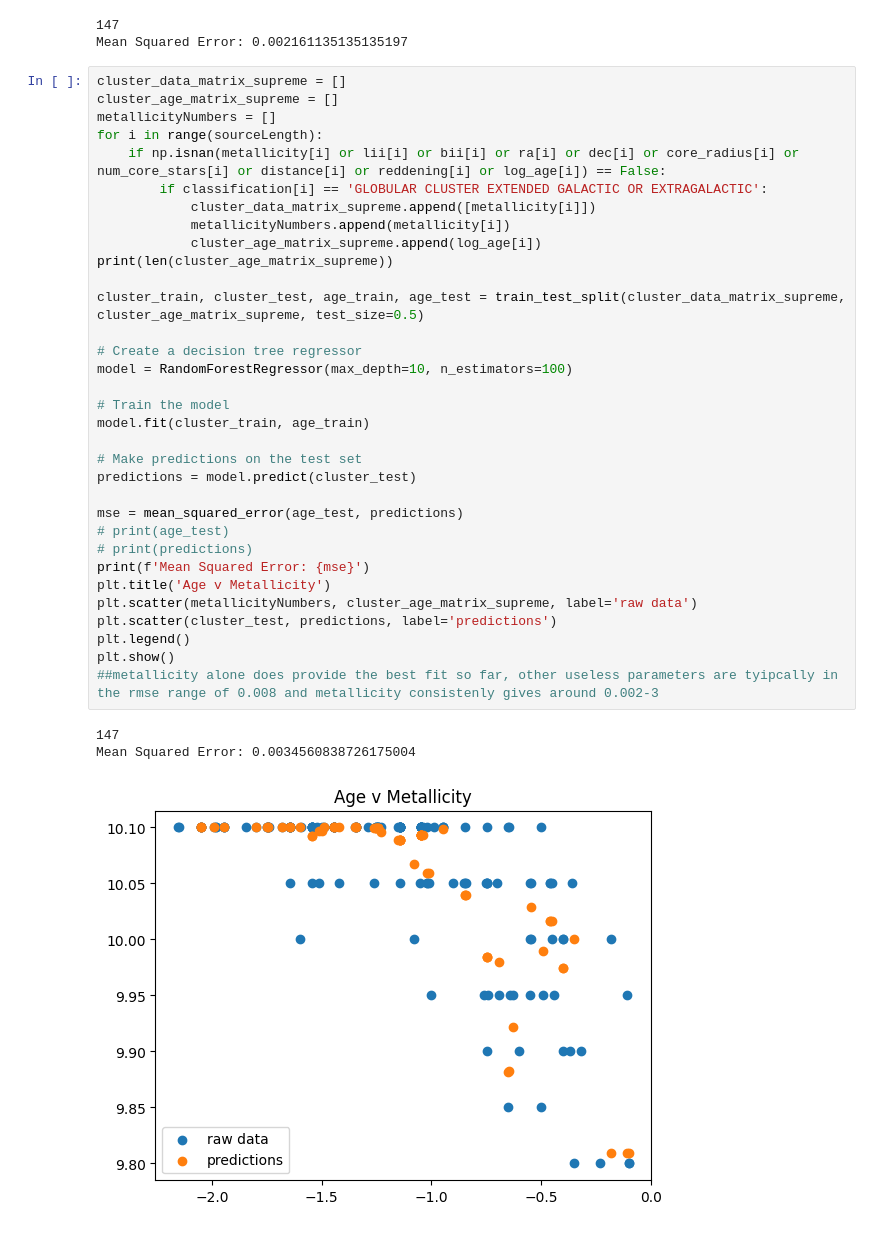
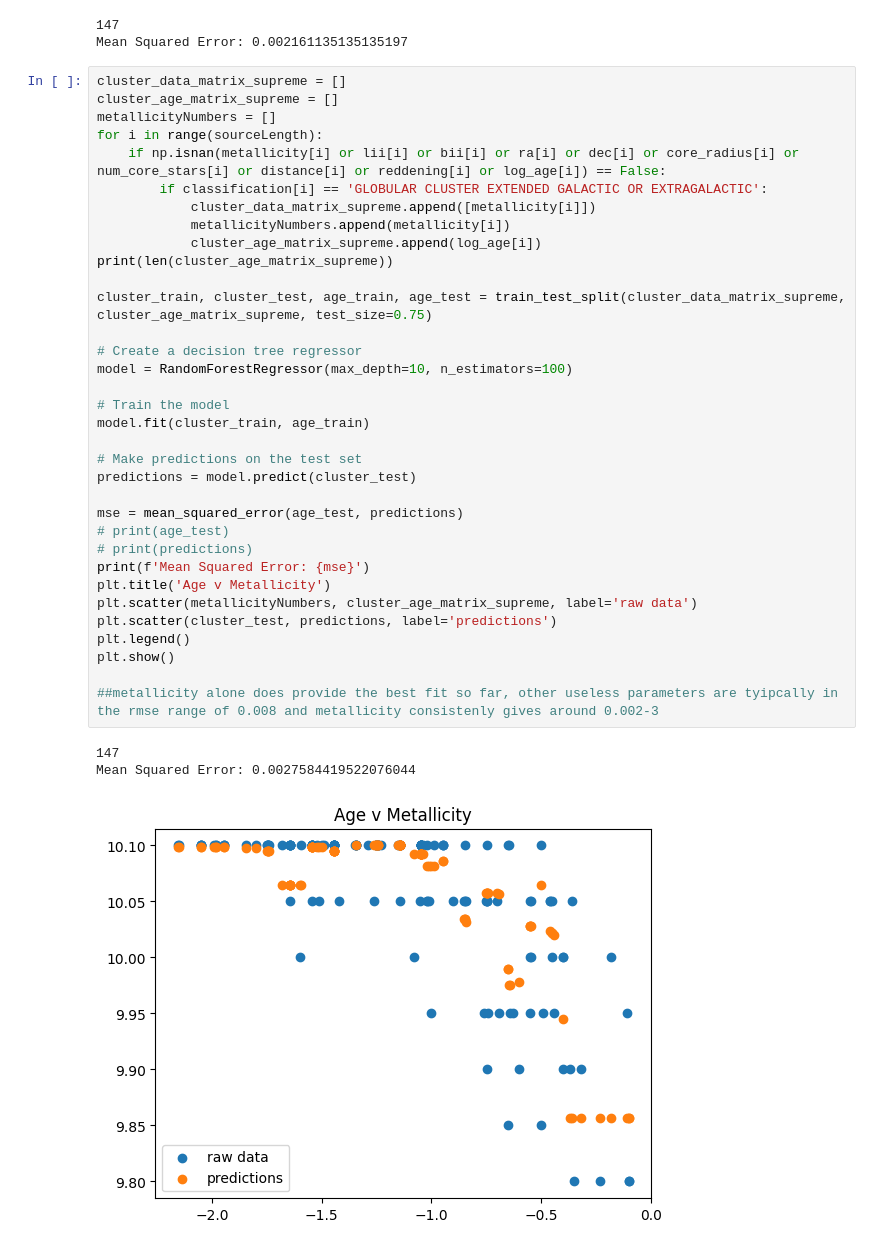
Before and after one commit to dschlekat/ml-clusters, a Jupyter notebook: ASTR519Project/TurboProject.ipynb, the cells around one changed output. Drawn from its saved outputs; the diff is of its cells as text.

```diff
--- a/ASTR519Project/TurboProject.ipynb
+++ b/ASTR519Project/TurboProject.ipynb
@@ -393,36 +394,37 @@ metallicityNumbers = []
 for i in range(sourceLength):
     if np.isnan(metallicity[i] or lii[i] or bii[i] or ra[i] or dec[i] or core_radius[i] or num_core_stars[i] or distance[i] or reddening[i] or log_age[i]) == False:
         if classification[i] == 'GLOBULAR CLUSTER EXTENDED GALACTIC OR EXTRAGALACTIC':
             cluster_data_matrix_supreme.append([metallicity[i]])
             metallicityNumbers.append(metallicity[i])
             cluster_age_matrix_supreme.append(log_age[i])
 print(len(cluster_age_matrix_supreme))
 
-cluster_train, cluster_test, age_train, age_test = train_test_split(cluster_data_matrix_supreme, cluster_age_matrix_supreme, test_size=0.5)
+cluster_train, cluster_test, age_train, age_test = train_test_split(cluster_data_matrix_supreme, cluster_age_matrix_supreme, test_size=0.75)
 
 # Create a decision tree regressor
 model = RandomForestRegressor(max_depth=10, n_estimators=100)
 
 # Train the model
 model.fit(cluster_train, age_train)
 
 # Make predictions on the test set
 predictions = model.predict(cluster_test)
 
 mse = mean_squared_error(age_test, predictions)
 # print(age_test)
 # print(predictions)
 print(f'Mean Squared Error: {mse}')
 plt.title('Age v Metallicity')
 plt.scatter(metallicityNumbers, cluster_age_matrix_supreme, label='raw data')
 plt.scatter(cluster_test, predictions, label='predictions')
 plt.legend()
 plt.show()
+
 ##metallicity alone does provide the best fit so far, other useless parameters are tyipcally in the rmse range of 0.008 and metallicity consistenly gives around 0.002-3
 # %% [output]
 147
-Mean Squared Error: 0.0034560838726175004
+Mean Squared Error: 0.0027584419522076044
-[figure, old version]
+[figure, new version]
 # %%
 cluster_data_matrix_supreme = []
 cluster_age_matrix_supreme = []
```
Also changed, not shown: parts of 3 cells of this notebook.
